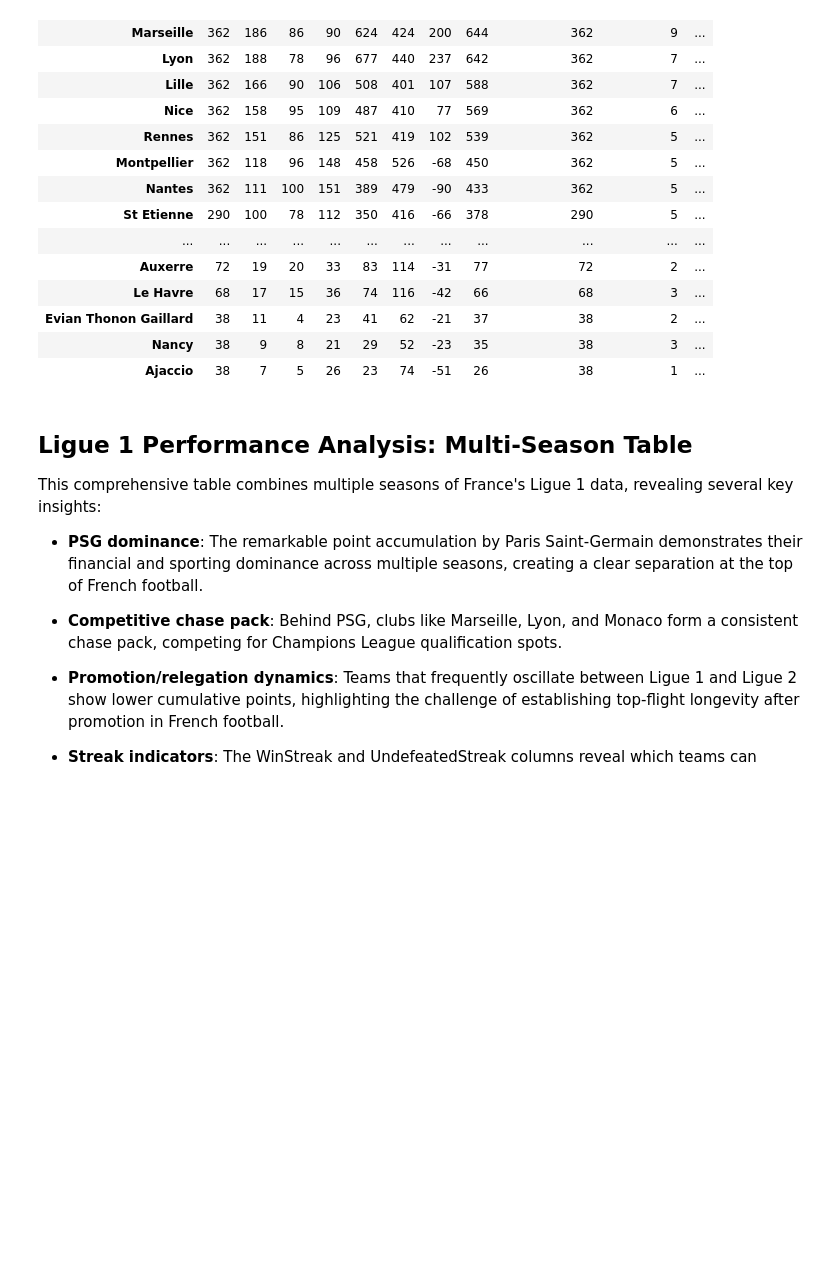
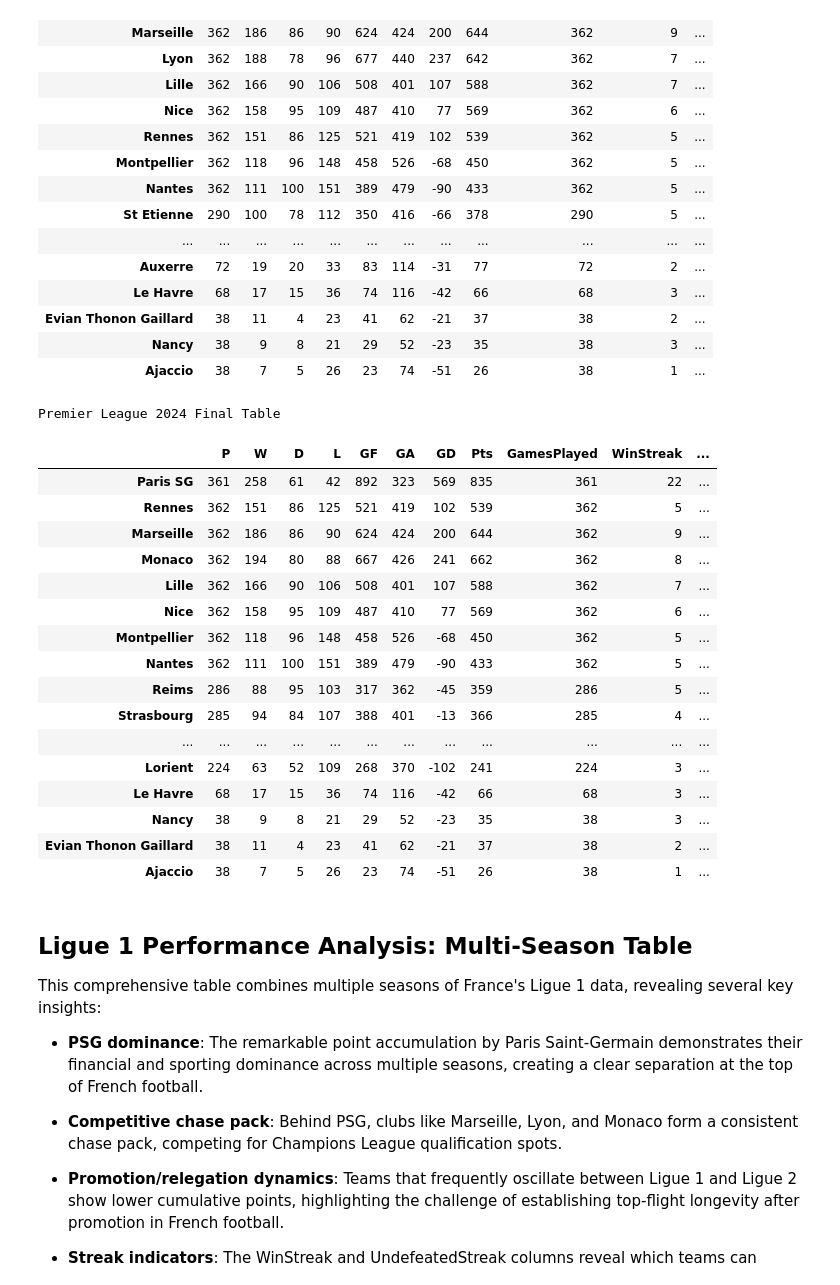
Before and after one commit to accidentalscientist/daily_data_analytics_june2025, a Jupyter notebook: week03_day03/sports_analytics_part3.ipynb, the cells around one changed output. Saved outputs shown, nothing was run; the diff lists cells and outputs as text; code cells hidden in the pictures; blank space fills up the shorter version.

```diff
--- a/week03_day03/sports_analytics_part3.ipynb
+++ b/week03_day03/sports_analytics_part3.ipynb
@@ -168,7 +168,26 @@ def style_final_table(df, color_by="Pts"):
     )
     return styled
 # %%
-display(style_final_table(sort_final_table(by="noWinStreak"), color_by="Pts"))
+display(style_final_table(sort_final_table(by="UndefeatedStreak"), color_by="Pts"))
+# %% [output]
+Premier League 2024 Final Table
+|  | P | W | D | L | GF | GA | GD | Pts | GamesPlayed | WinStreak | ... |
+| Paris SG | 361 | 258 | 61 | 42 | 892 | 323 | 569 | 835 | 361 | 22 | ... |
+| Rennes | 362 | 151 | 86 | 125 | 521 | 419 | 102 | 539 | 362 | 5 | ... |
+| Marseille | 362 | 186 | 86 | 90 | 624 | 424 | 200 | 644 | 362 | 9 | ... |
+| Monaco | 362 | 194 | 80 | 88 | 667 | 426 | 241 | 662 | 362 | 8 | ... |
+| Lille | 362 | 166 | 90 | 106 | 508 | 401 | 107 | 588 | 362 | 7 | ... |
+| Nice | 362 | 158 | 95 | 109 | 487 | 410 | 77 | 569 | 362 | 6 | ... |
+| Montpellier | 362 | 118 | 96 | 148 | 458 | 526 | -68 | 450 | 362 | 5 | ... |
+| Nantes | 362 | 111 | 100 | 151 | 389 | 479 | -90 | 433 | 362 | 5 | ... |
+| Reims | 286 | 88 | 95 | 103 | 317 | 362 | -45 | 359 | 286 | 5 | ... |
+| Strasbourg | 285 | 94 | 84 | 107 | 388 | 401 | -13 | 366 | 285 | 4 | ... |
+| ... | ... | ... | ... | ... | ... | ... | ... | ... | ... | ... | ... |
+| Lorient | 224 | 63 | 52 | 109 | 268 | 370 | -102 | 241 | 224 | 3 | ... |
+| Le Havre | 68 | 17 | 15 | 36 | 74 | 116 | -42 | 66 | 68 | 3 | ... |
+| Nancy | 38 | 9 | 8 | 21 | 29 | 52 | -23 | 35 | 38 | 3 | ... |
+| Evian Thonon Gaillard | 38 | 11 | 4 | 23 | 41 | 62 | -21 | 37 | 38 | 2 | ... |
+| Ajaccio | 38 | 7 | 5 | 26 | 23 | 74 | -51 | 26 | 38 | 1 | ... |
 # %% [markdown]
 ## Ligue 1 Performance Analysis: Multi-Season Table
 
```
Also changed, not shown: 1 other file.
